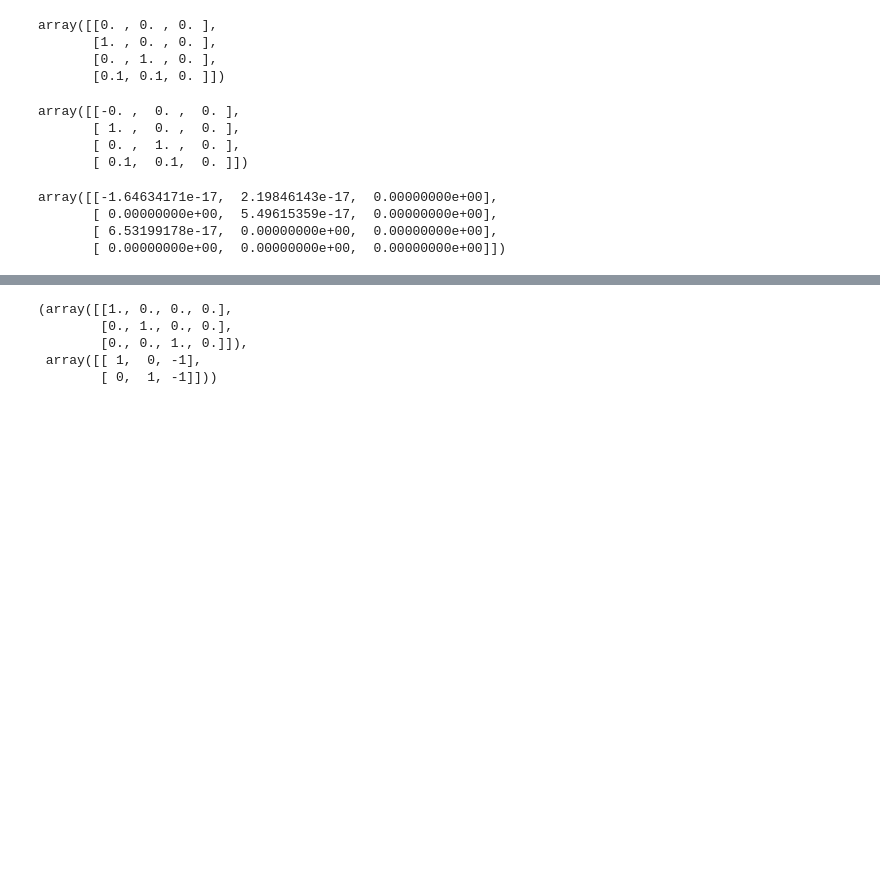
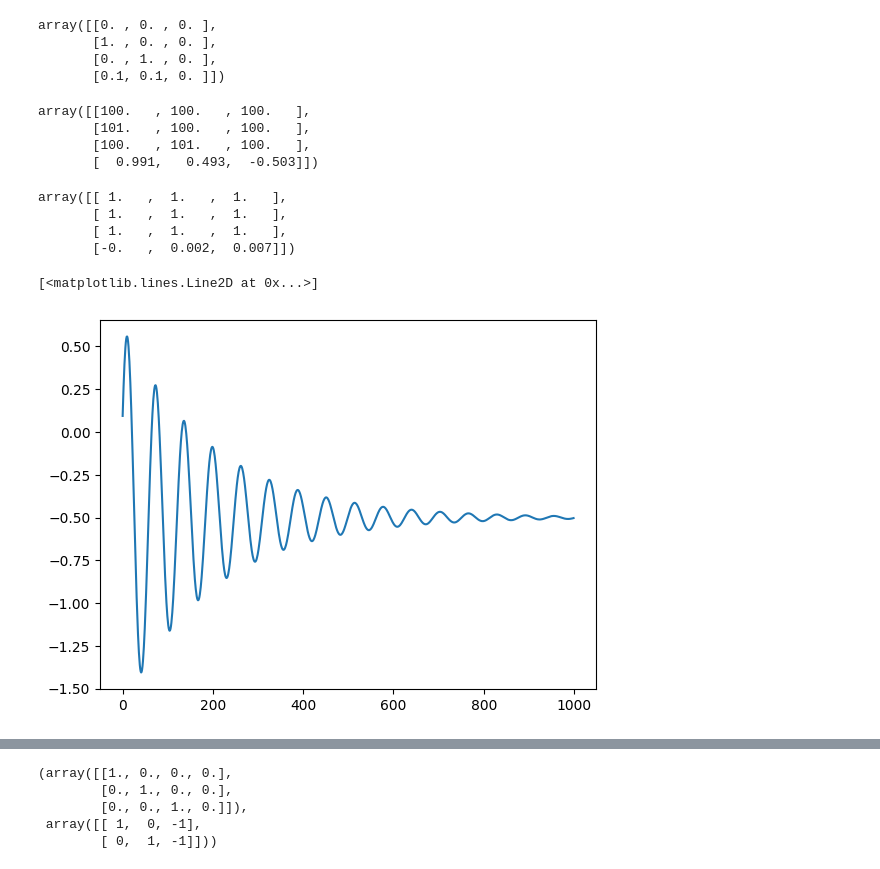
Before and after one commit to kesdogan/bowling-simulation, a Jupyter notebook: src/solver_tests.ipynb, the cells around one changed output, grey strips where cells are left out. Saved outputs shown, nothing was run; the diff lists cells and outputs as text; code cells hidden in the pictures; blank space fills up the shorter version.

```diff
--- a/src/solver_tests.ipynb
+++ b/src/solver_tests.ipynb
@@ -132,7 +132,7 @@ array([2.        , 4.24264069, 6.        , 4.69041576, 5.65685425,
        2.44948974])
 # %%
 initial_positions = np.array([[0.0, 0.0, 0.0], [1.0, 0.0, 0.0], [0.0, 1.0, 0.0], [0.1, 0.1, 0.0]])
-initial_velocities = np.zeros_like(initial_positions)
+initial_velocities = np.ones_like(initial_positions)
 masses = np.ones(initial_positions.shape[0])
 external_forces = np.zeros_like(initial_positions)
 # %%
@@ -177,14 +175,25 @@ solver.perform_step(100)
+# %%
+h = []
+
+for _ in range(1000):
+    solver.perform_step(100)
+    h.append(solver.q[3, 2])
 # %%
 np.round(solver.q, 3)
 # %% [output]
-array([[-0. ,  0. ,  0. ],
-       [ 1. ,  0. ,  0. ],
-       [ 0. ,  1. ,  0. ],
-       [ 0.1,  0.1,  0. ]])
+array([[100.   , 100.   , 100.   ],
+       [101.   , 100.   , 100.   ],
+       [100.   , 101.   , 100.   ],
+       [  0.991,   0.493,  -0.503]])
-# %%
-solver.v
-# %% [output]
-array([[-1.64634171e-17,  2.19846143e-17,  0.00000000e+00],
-       [ 0.00000000e+00,  5.49615359e-17,  0.00000000e+00],
-       [ 6.53199178e-17,  0.00000000e+00,  0.00000000e+00],
-       [ 0.00000000e+00,  0.00000000e+00,  0.00000000e+00]])
+# %%
+np.round(solver.v, 3)
+# %% [output]
+array([[ 1.   ,  1.   ,  1.   ],
+       [ 1.   ,  1.   ,  1.   ],
+       [ 1.   ,  1.   ,  1.   ],
+       [-0.   ,  0.002,  0.007]])
+# %%
+plt.plot(h)
+# %% [output]
+[<matplotlib.lines.Line2D at 0x...>]
+[figure, added]
```
Also changed, not shown: parts of 4 cells of this notebook, 7 other files.
